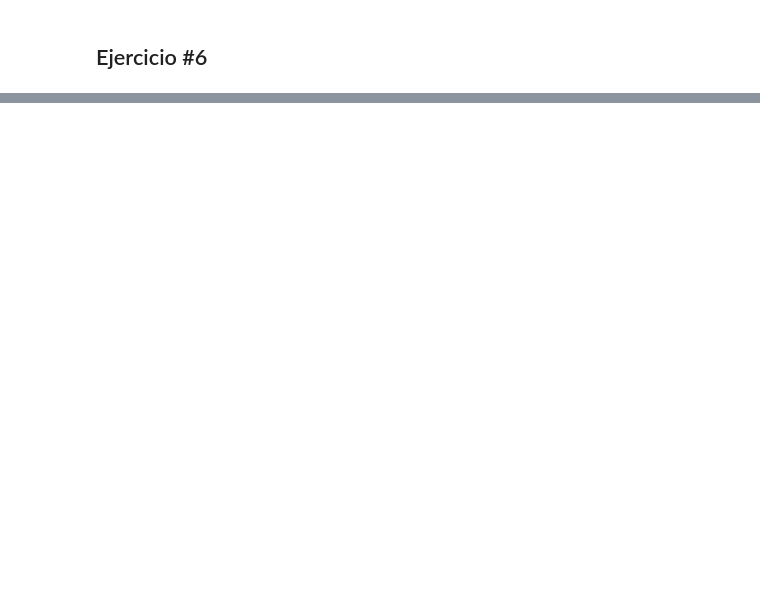
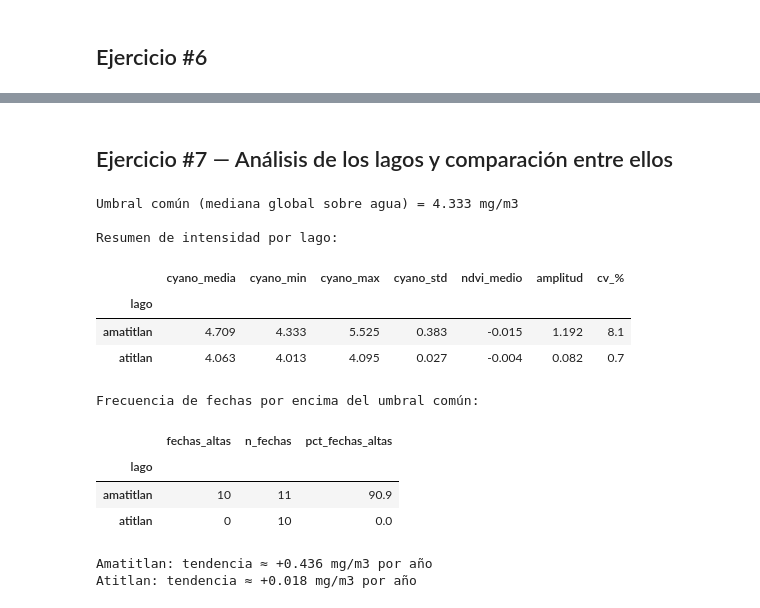
Before and after one commit to Albu231311/Lab4-DS, a Jupyter notebook: laboratorio4.ipynb, the cells around one changed output, grey strips where cells are left out. Drawn from its saved outputs; the diff is of its cells as text; code cells hidden in the pictures; blank space fills up the shorter version.

```diff
--- a/laboratorio4.ipynb
+++ b/laboratorio4.ipynb
@@ -578,0 +616,48 @@ Amatitlan — correlación por fecha:
+# %% [markdown]
+## Ejercicio #7 — Análisis de los lagos y comparación entre ellos
+# %%
+# 7.1 / 7.2: métricas comparativas de proliferación por lago (a partir de df_indices)
+resumen = df_indices.groupby("lago").agg(
+    cyano_media=("cyano_prom", "mean"),
+    cyano_min=("cyano_prom", "min"),
+    cyano_max=("cyano_prom", "max"),
+    cyano_std=("cyano_prom", "std"),
+    ndvi_medio=("ndvi_prom", "mean"),
+).round(3)
+resumen["amplitud"] = (resumen["cyano_max"] - resumen["cyano_min"]).round(3)
+resumen["cv_%"] = (100 * resumen["cyano_std"] / resumen["cyano_media"]).round(1)
+
+# Frecuencia de floraciones: nº de fechas por encima de un umbral COMÚN a ambos lagos
+umbral_comun = df_indices["cyano_prom"].median()
+frecuencia = (df_indices.assign(supera=df_indices["cyano_prom"] > umbral_comun)
+              .groupby("lago")["supera"].agg(fechas_altas="sum", n_fechas="count"))
+frecuencia["pct_fechas_altas"] = (100 * frecuencia["fechas_altas"] / frecuencia["n_fechas"]).round(1)
+
+print(f"Umbral común (mediana global sobre agua) = {umbral_comun:.3f} mg/m3\n")
+print("Resumen de intensidad por lago:")
+display(resumen)
+print("Frecuencia de fechas por encima del umbral común:")
+display(frecuencia)
+
+# Tendencia temporal (pendiente de una recta ajustada a la serie de cada lago)
+import numpy as np
+for lago, g in df_indices.groupby("lago"):
+    g = g.sort_values("fecha")
+    x = (g["fecha"] - g["fecha"].min()).dt.days.values
+    pend = np.polyfit(x, g["cyano_prom"].values, 1)[0] * 365  # cambio por año
+    print(f"{lago.capitalize()}: tendencia ≈ {pend:+.3f} mg/m3 por año")
+# %% [output]
+Umbral común (mediana global sobre agua) = 4.333 mg/m3
+
+Resumen de intensidad por lago:
+|  | cyano_media | cyano_min | cyano_max | cyano_std | ndvi_medio | amplitud | cv_% |
+| lago |  |  |  |  |  |  |  |
+| amatitlan | 4.709 | 4.333 | 5.525 | 0.383 | -0.015 | 1.192 | 8.1 |
+| atitlan | 4.063 | 4.013 | 4.095 | 0.027 | -0.004 | 0.082 | 0.7 |
+Frecuencia de fechas por encima del umbral común:
+|  | fechas_altas | n_fechas | pct_fechas_altas |
+| lago |  |  |  |
+| amatitlan | 10 | 11 | 90.9 |
+| atitlan | 0 | 10 | 0.0 |
+Amatitlan: tendencia ≈ +0.436 mg/m3 por año
+Atitlan: tendencia ≈ +0.018 mg/m3 por año
```
Also changed, not shown: parts of 29 cells of this notebook, 13 other files.
